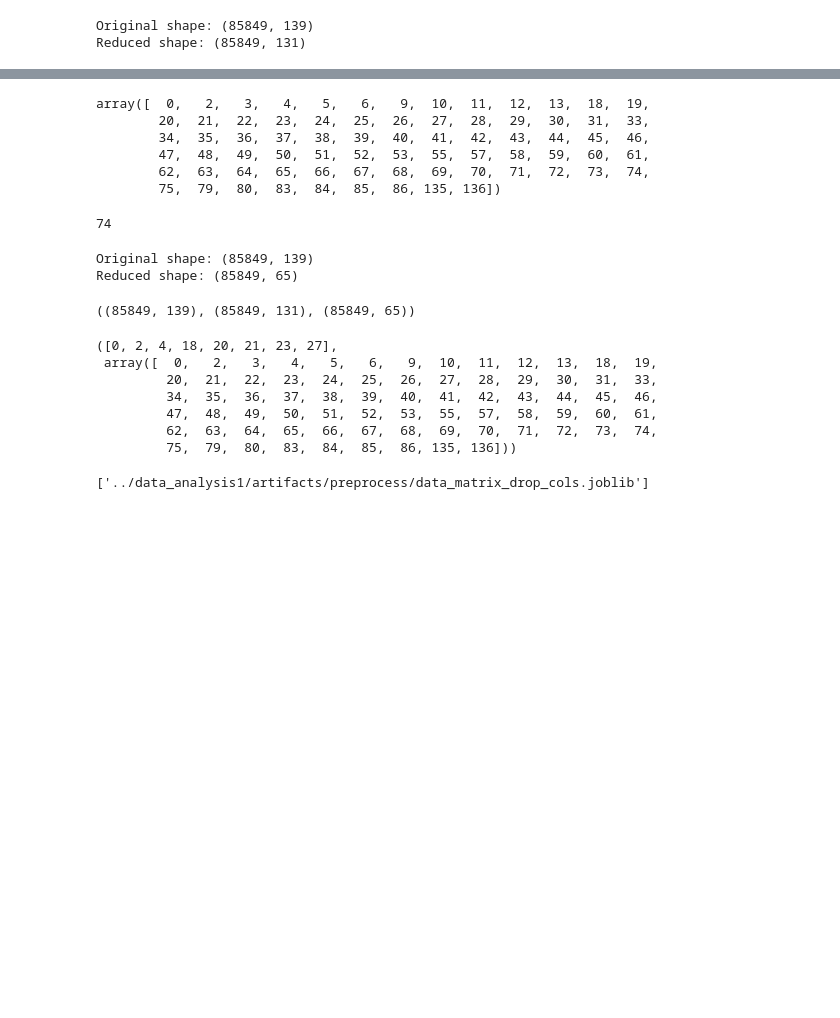
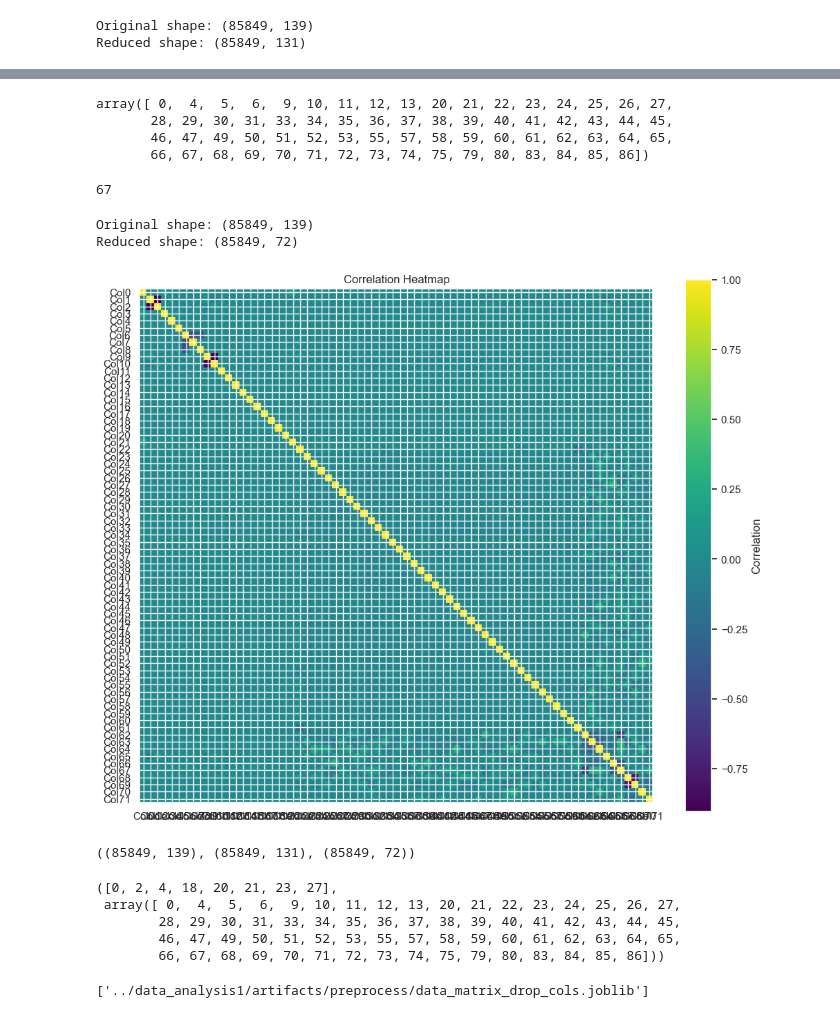
Before and after one commit to AnkurBhatt07/Customer-Satisfaction-Score-Prediction-using-ML-DL, a Jupyter notebook: notebooks/data_analysis1.ipynb, the cells around one changed output, grey strips where cells are left out. Drawn from its saved outputs; the diff is of its cells as text; code cells hidden in the pictures; blank space fills up the shorter version.

```diff
--- a/notebooks/data_analysis1.ipynb
+++ b/notebooks/data_analysis1.ipynb
@@ -2776,38 +2810,48 @@ vif_data.sort_values(by = "VIF" , ascending=False)
 # %%
-vif_drop_col = vif_data.loc[vif_data["VIF"] > 5 , 'features'].values
+vif_drop_cols = vif_data.loc[vif_data["VIF"] > 6 , 'features'].values
 # %%
-vif_drop_col
+vif_drop_cols
 # %% [output]
-array([  0,   2,   3,   4,   5,   6,   9,  10,  11,  12,  13,  18,  19,
-        20,  21,  22,  23,  24,  25,  26,  27,  28,  29,  30,  31,  33,
-        34,  35,  36,  37,  38,  39,  40,  41,  42,  43,  44,  45,  46,
-        47,  48,  49,  50,  51,  52,  53,  55,  57,  58,  59,  60,  61,
-        62,  63,  64,  65,  66,  67,  68,  69,  70,  71,  72,  73,  74,
-        75,  79,  80,  83,  84,  85,  86, 135, 136])
+array([ 0,  4,  5,  6,  9, 10, 11, 12, 13, 20, 21, 22, 23, 24, 25, 26, 27,
+       28, 29, 30, 31, 33, 34, 35, 36, 37, 38, 39, 40, 41, 42, 43, 44, 45,
+       46, 47, 49, 50, 51, 52, 53, 55, 57, 58, 59, 60, 61, 62, 63, 64, 65,
+       66, 67, 68, 69, 70, 71, 72, 73, 74, 75, 79, 80, 83, 84, 85, 86])
 # %%
-len(vif_drop_col)
+len(vif_drop_cols)
 # %% [output]
-74
+67
 # %%
-data_matrix_reduced1 = np.delete(data_matrix1 , vif_drop_col , axis = 1)
+data_matrix_reduced1 = np.delete(data_matrix1 , vif_drop_cols , axis = 1)
 print("Original shape:", data_matrix1.shape)
 print("Reduced shape:", data_matrix_reduced1.shape)
 # %% [output]
 Original shape: (85849, 139)
-Reduced shape: (85849, 65)
+Reduced shape: (85849, 72)
+# %%
+# heat for data_matrix_reduced1
+corr_matrix_reduced1 = np.corrcoef(data_matrix_reduced1, rowvar=False)
+plt.figure(figsize = (12,10))
+plt.imshow(corr_matrix_reduced1, cmap="viridis", interpolation="nearest")
+plt.colorbar(label="Correlation")
+# Add ticks
+num_features = data_matrix_reduced1.shape[1]
+plt.xticks(range(num_features), [f"Col{i}" for i in range(num_features)])
+plt.yticks(range(num_features), [f"Col{i}" for i in range(num_features)])
+plt.title("Correlation Heatmap")
+plt.show()
+# %% [output]
+[figure, added]
 # %%
 data_matrix1.shape , data_matrix_reduced.shape , data_matrix_reduced1.shape
 # %% [output]
-((85849, 139), (85849, 131), (85849, 65))
+((85849, 139), (85849, 131), (85849, 72))
 # %%
-drop_cols , vif_drop_col
+drop_cols , vif_drop_cols
 # %% [output]
 ([0, 2, 4, 18, 20, 21, 23, 27],
- array([  0,   2,   3,   4,   5,   6,   9,  10,  11,  12,  13,  18,  19,
-         20,  21,  22,  23,  24,  25,  26,  27,  28,  29,  30,  31,  33,
-         34,  35,  36,  37,  38,  39,  40,  41,  42,  43,  44,  45,  46,
-         47,  48,  49,  50,  51,  52,  53,  55,  57,  58,  59,  60,  61,
-         62,  63,  64,  65,  66,  67,  68,  69,  70,  71,  72,  73,  74,
-         75,  79,  80,  83,  84,  85,  86, 135, 136]))
+ array([ 0,  4,  5,  6,  9, 10, 11, 12, 13, 20, 21, 22, 23, 24, 25, 26, 27,
+        28, 29, 30, 31, 33, 34, 35, 36, 37, 38, 39, 40, 41, 42, 43, 44, 45,
+        46, 47, 49, 50, 51, 52, 53, 55, 57, 58, 59, 60, 61, 62, 63, 64, 65,
+        66, 67, 68, 69, 70, 71, 72, 73, 74, 75, 79, 80, 83, 84, 85, 86]))
 # %%
 data_matrix_drop_cols = {"corr_drop_cols" : drop_cols ,
```
Also changed, not shown: parts of 25 cells of this notebook, 9 other files.
